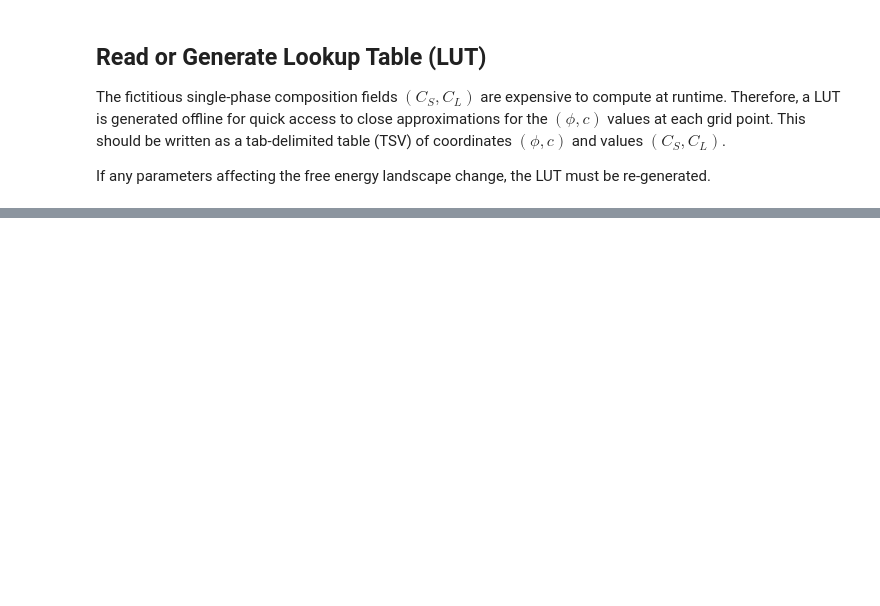
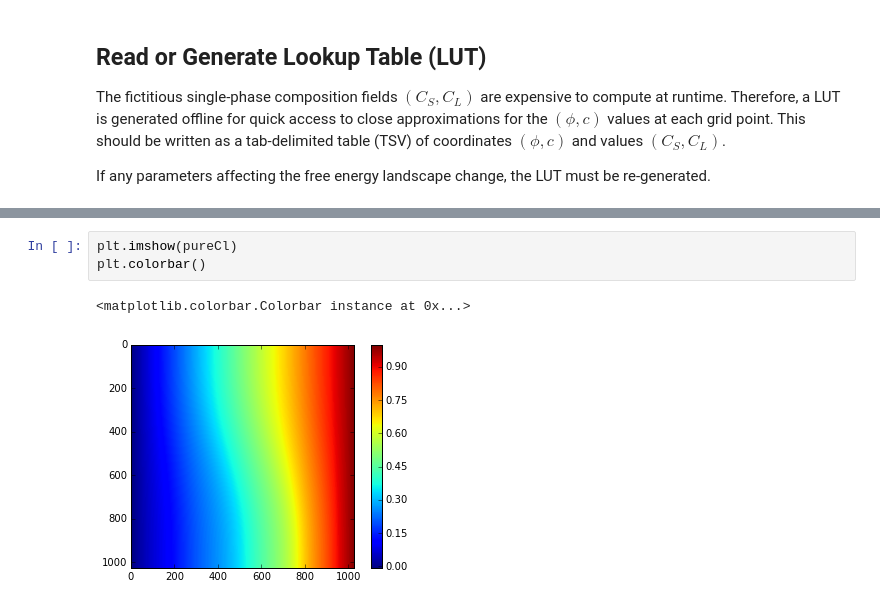
Before and after one commit to tkphd/KKS-binary-solidification, a Jupyter notebook: FiPy-KKS.ipynb, the cells around one changed output, grey strips where cells are left out. Cells and saved outputs as stored; diff of their text form; blank space fills up the shorter version.

```diff
--- a/FiPy-KKS.ipynb
+++ b/FiPy-KKS.ipynb
@@ -231,0 +281,6 @@ except IOError as e:
+# %%
+plt.imshow(pureCl)
+plt.colorbar()
+# %% [output]
+<matplotlib.colorbar.Colorbar instance at 0x...>
+[figure, added]
```
Also changed, not shown: parts of 12 cells of this notebook, 2 other files.
